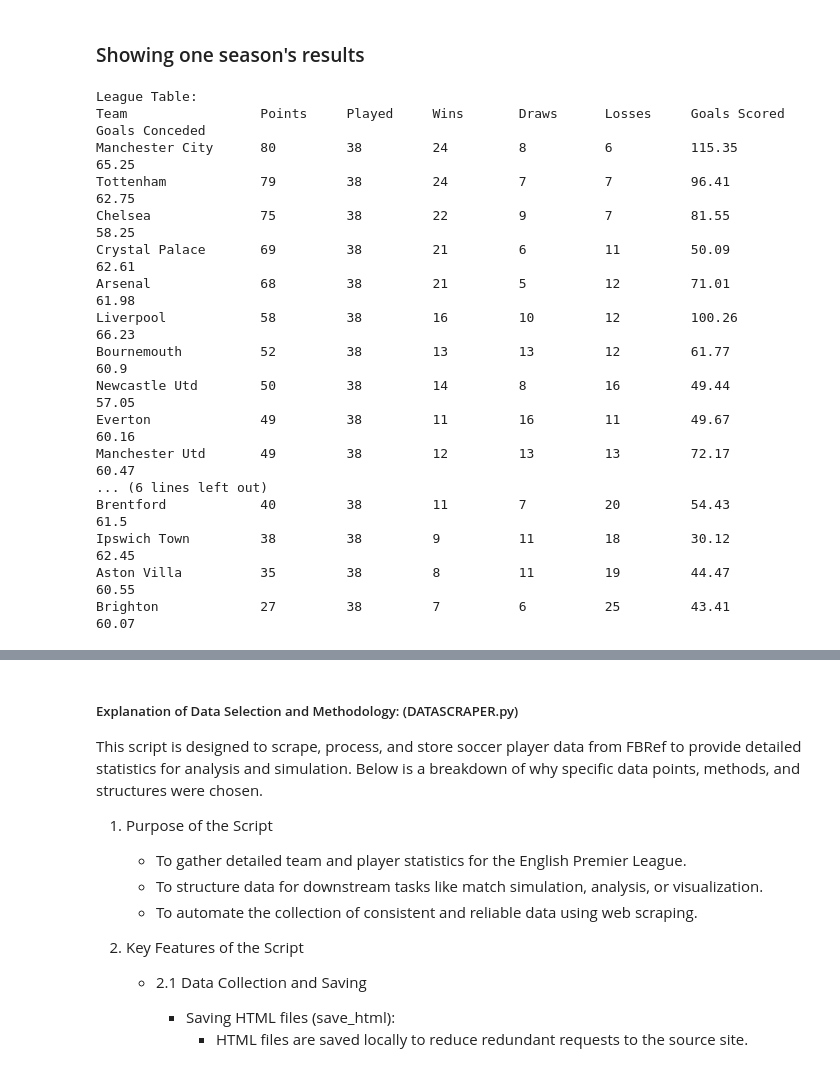
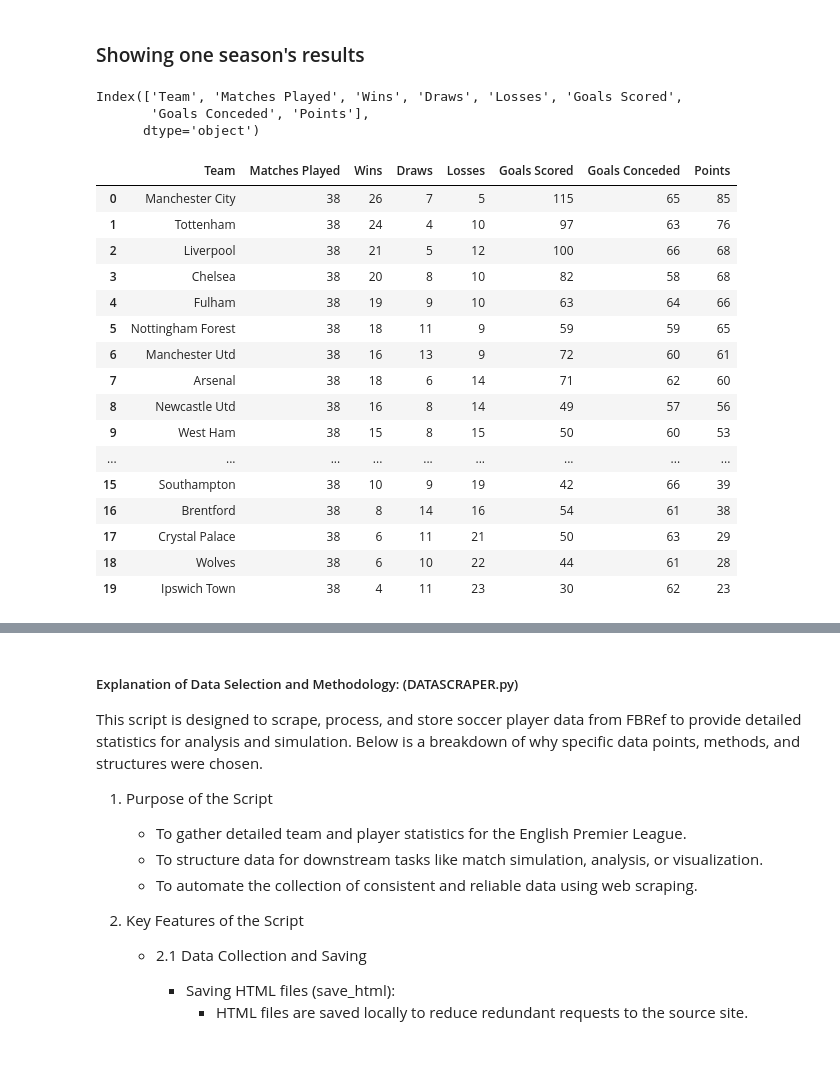
Before and after one commit to ZichengLiang/JLLA_Probablity, a Jupyter notebook: JLLA.ipynb, the cells around one changed output, grey strips where cells are left out. Saved outputs shown, nothing was run; the diff lists cells and outputs as text; code cells hidden in the pictures.

Commit message:
Change table to Pandas

```diff
--- a/JLLA.ipynb
+++ b/JLLA.ipynb
@@ -1480,20 +1480,22 @@ def test_one_season():
         reverse=True
     )
 
-    # Print league table for visualization
-    print("League Table:")
-    print("Team".ljust(20), "Points".ljust(10), "Played".ljust(10), "Wins".ljust(10), "Draws".ljust(10), "Losses".ljust(10), "Goals Scored".ljust(15), "Goals Conceded")
-    for team, stats in sorted_teams:
-        print(
-            team.ljust(20),
-            str(stats["points"]).ljust(10),
-            str(stats["matches_played"]).ljust(10),
-            str(stats["wins"]).ljust(10),
-            str(stats["draws"]).ljust(10),
-            str(stats["losses"]).ljust(10),
-            str(round(stats["goals_scored"], 2)).ljust(15),
-            round(stats["goals_conceded"], 2)
-        )
+    df = pd.DataFrame.from_dict(league_table, orient='index')
 
-    return league_table
+    # Reset index and rename
+    df.reset_index(inplace=True)
+    df.rename(columns={'index': 'team'}, inplace=True)
+
+    # Convert data types if necessary
+    df['goals_scored'] = df['goals_scored'].astype(int)
+    df['goals_conceded'] = df['goals_conceded'].astype(int)
+
+    # Reorder columns
+    df = df[['team', 'matches_played', 'wins', 'draws', 'losses', 'goals_scored', 'goals_conceded', 'points']]
+
+    # Sort by points
+    df.sort_values(by='points', ascending=False, inplace=True)
+    df.reset_index(drop=True, inplace=True)
+
+    return df
 # %%
@@ -1602,23 +1595,30 @@ def visualize_league_season(league_table):
 # %%
 league_results = test_one_season()
 # %% [output]
-League Table:
-Team                 Points     Played     Wins       Draws      Losses     Goals Scored    Goals Conceded
-Manchester City      80         38         24         8          6          115.35          65.25
-Tottenham            79         38         24         7          7          96.41           62.75
-Chelsea              75         38         22         9          7          81.55           58.25
-Crystal Palace       69         38         21         6          11         50.09           62.61
-Arsenal              68         38         21         5          12         71.01           61.98
-Liverpool            58         38         16         10         12         100.26          66.23
-Bournemouth          52         38         13         13         12         61.77           60.9
-Newcastle Utd        50         38         14         8          16         49.44           57.05
-Everton              49         38         11         16         11         49.67           60.16
-Manchester Utd       49         38         12         13         13         72.17           60.47
-... (6 lines left out)
-Brentford            40         38         11         7          20         54.43           61.5
-Ipswich Town         38         38         9          11         18         30.12           62.45
-Aston Villa          35         38         8          11         19         44.47           60.55
-Brighton             27         38         7          6          25         43.41           60.07
+Index(['Team', 'Matches Played', 'Wins', 'Draws', 'Losses', 'Goals Scored',
+       'Goals Conceded', 'Points'],
+      dtype='object')
+# %%
+display_columns = league_results.columns.str.replace('_', ' ').str.title()
+league_results.rename(dict(zip(league_results.columns, display_columns)), axis='columns')
+# %% [output]
+|  | Team | Matches Played | Wins | Draws | Losses | Goals Scored | Goals Conceded | Points |
+| 0 | Manchester City | 38 | 26 | 7 | 5 | 115 | 65 | 85 |
+| 1 | Tottenham | 38 | 24 | 4 | 10 | 97 | 63 | 76 |
+| 2 | Liverpool | 38 | 21 | 5 | 12 | 100 | 66 | 68 |
+| 3 | Chelsea | 38 | 20 | 8 | 10 | 82 | 58 | 68 |
+| 4 | Fulham | 38 | 19 | 9 | 10 | 63 | 64 | 66 |
+| 5 | Nottingham Forest | 38 | 18 | 11 | 9 | 59 | 59 | 65 |
+| 6 | Manchester Utd | 38 | 16 | 13 | 9 | 72 | 60 | 61 |
+| 7 | Arsenal | 38 | 18 | 6 | 14 | 71 | 62 | 60 |
+| 8 | Newcastle Utd | 38 | 16 | 8 | 14 | 49 | 57 | 56 |
+| 9 | West Ham | 38 | 15 | 8 | 15 | 50 | 60 | 53 |
+| ... | ... | ... | ... | ... | ... | ... | ... | ... |
+| 15 | Southampton | 38 | 10 | 9 | 19 | 42 | 66 | 39 |
+| 16 | Brentford | 38 | 8 | 14 | 16 | 54 | 61 | 38 |
+| 17 | Crystal Palace | 38 | 6 | 11 | 21 | 50 | 63 | 29 |
+| 18 | Wolves | 38 | 6 | 10 | 22 | 44 | 61 | 28 |
+| 19 | Ipswich Town | 38 | 4 | 11 | 23 | 30 | 62 | 23 |
 # %%
 visualize_league_season(league_results)
 # %% [output]
```
Also changed, not shown: parts of 2 cells of this notebook.
